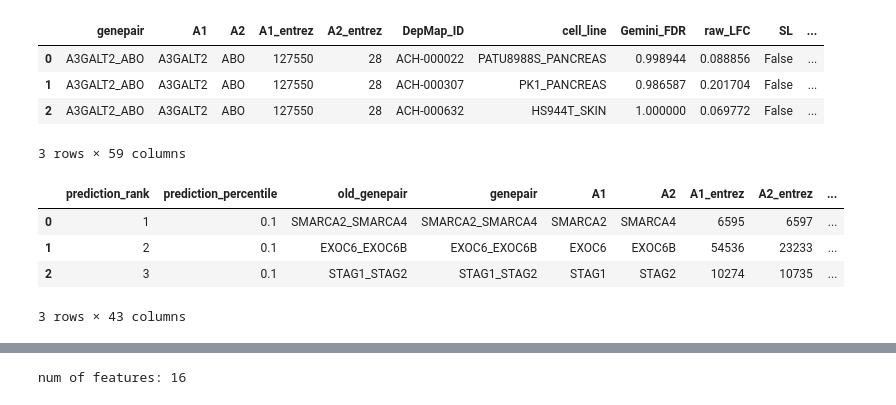
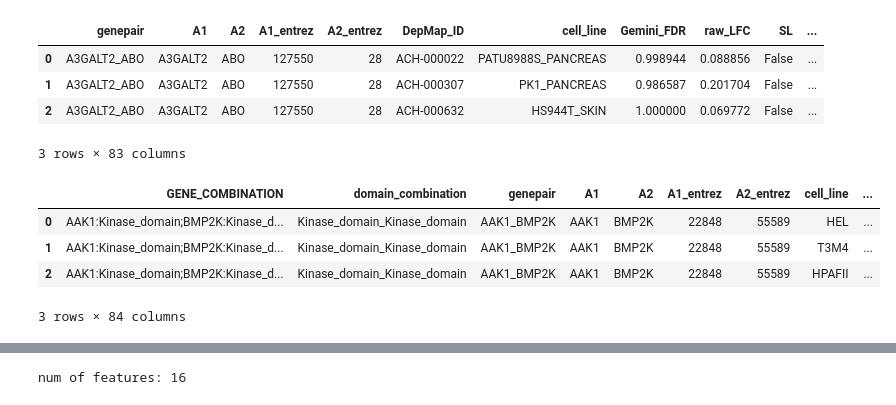
Before and after one commit to cancergenetics/context_specific_paralog_SL, a Jupyter notebook: 2_data_analysis/fig4_evaluation.ipynb, the cells around one changed output, grey strips where cells are left out. Saved outputs shown, nothing was run; the diff lists cells and outputs as text; code cells hidden in the pictures.

```diff
--- a/2_data_analysis/fig4_evaluation.ipynb
+++ b/2_data_analysis/fig4_evaluation.ipynb
@@ -34,18 +16,37 @@ figure_path_pr_auc = get_data_path(['SL PRED', 'NEW', 'cleanNA'], 'pr_auc.png')
+# %%
+cwd = os.getcwd()
+BASE_DIR = os.path.abspath(os.path.join(cwd, ".."))
+
+# build paths inside the repo
+get_data_path = lambda folders, fname: os.path.normpath(
+    os.path.join(BASE_DIR, *folders, fname)
+)
+
+file_path_training_data = get_data_path(['output', 'models'], 'training_data.csv')
+
+klingbeil_file_path = get_data_path(['output', 'models'], 'testing_data.csv')
+
+# Output
+file_RF_model_early = get_data_path(['output', 'models'], 'early_integration_model.pickle')
+file_RF_model_late = get_data_path(['output', 'models'], 'late_integration_model.pickle')
+
+figure_path_roc_auc = get_data_path(['figures'], '4a_roc_auc.png')
+figure_path_pr_auc = get_data_path(['figures'], '4b_pr_auc.png')
 # %%
-training_df = pd.read_csv(training_file_path)
+training_df = pd.read_csv(file_path_training_data)
 training_df[:3]
 # %% [output]
 |  | genepair | A1 | A2 | A1_entrez | A2_entrez | DepMap_ID | cell_line | Gemini_FDR | raw_LFC | SL | ... |
 | 0 | A3GALT2_ABO | A3GALT2 | ABO | 127550 | 28 | ACH-000022 | PATU8988S_PANCREAS | 0.998944 | 0.088856 | False | ... |
 | 1 | A3GALT2_ABO | A3GALT2 | ABO | 127550 | 28 | ACH-000307 | PK1_PANCREAS | 0.986587 | 0.201704 | False | ... |
 | 2 | A3GALT2_ABO | A3GALT2 | ABO | 127550 | 28 | ACH-000632 | HS944T_SKIN | 1.000000 | 0.069772 | False | ... |
-3 rows × 59 columns
+3 rows × 83 columns
 # %%
-old_classifier_training_df = pd.read_csv(old_classifier_path)
-old_classifier_training_df[:3]
+test_df = pd.read_csv(klingbeil_file_path)
+test_df[:3]
 # %% [output]
-|  | prediction_rank | prediction_percentile | old_genepair | genepair | A1 | A2 | A1_entrez | A2_entrez | ... |
-| 0 | 1 | 0.1 | SMARCA2_SMARCA4 | SMARCA2_SMARCA4 | SMARCA2 | SMARCA4 | 6595 | 6597 | ... |
-| 1 | 2 | 0.1 | EXOC6_EXOC6B | EXOC6_EXOC6B | EXOC6 | EXOC6B | 54536 | 23233 | ... |
-| 2 | 3 | 0.1 | STAG1_STAG2 | STAG1_STAG2 | STAG1 | STAG2 | 10274 | 10735 | ... |
+|  | GENE_COMBINATION | domain_combination | genepair | A1 | A2 | A1_entrez | A2_entrez | cell_line | ... |
+| 0 | AAK1:Kinase_domain;BMP2K:Kinase_d... | Kinase_domain_Kinase_domain | AAK1_BMP2K | AAK1 | BMP2K | 22848 | 55589 | HEL | ... |
+| 1 | AAK1:Kinase_domain;BMP2K:Kinase_d... | Kinase_domain_Kinase_domain | AAK1_BMP2K | AAK1 | BMP2K | 22848 | 55589 | T3M4 | ... |
+| 2 | AAK1:Kinase_domain;BMP2K:Kinase_d... | Kinase_domain_Kinase_domain | AAK1_BMP2K | AAK1 | BMP2K | 22848 | 55589 | HPAFII | ... |
-3 rows × 43 columns
+3 rows × 84 columns
```
Also changed, not shown: parts of 35 cells of this notebook, 8 other files.
